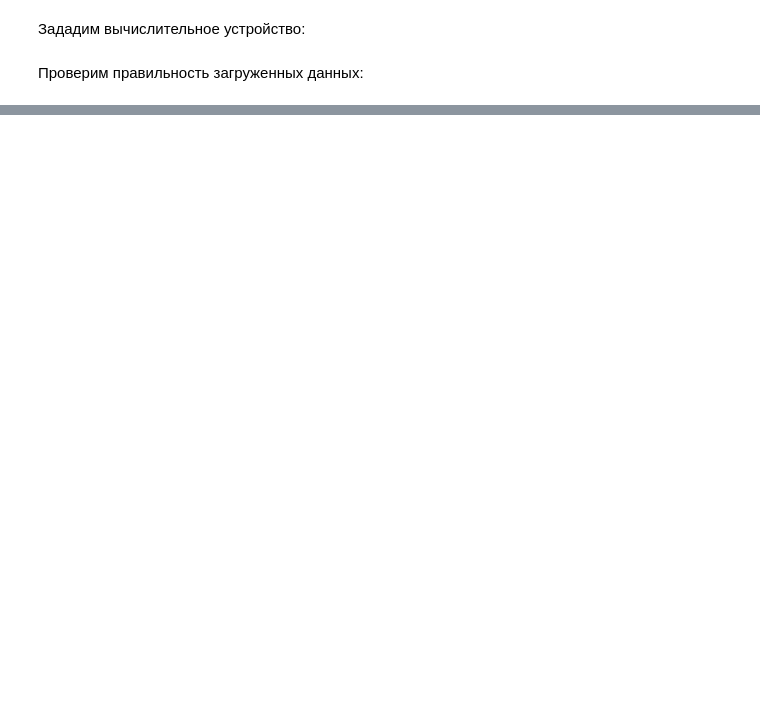
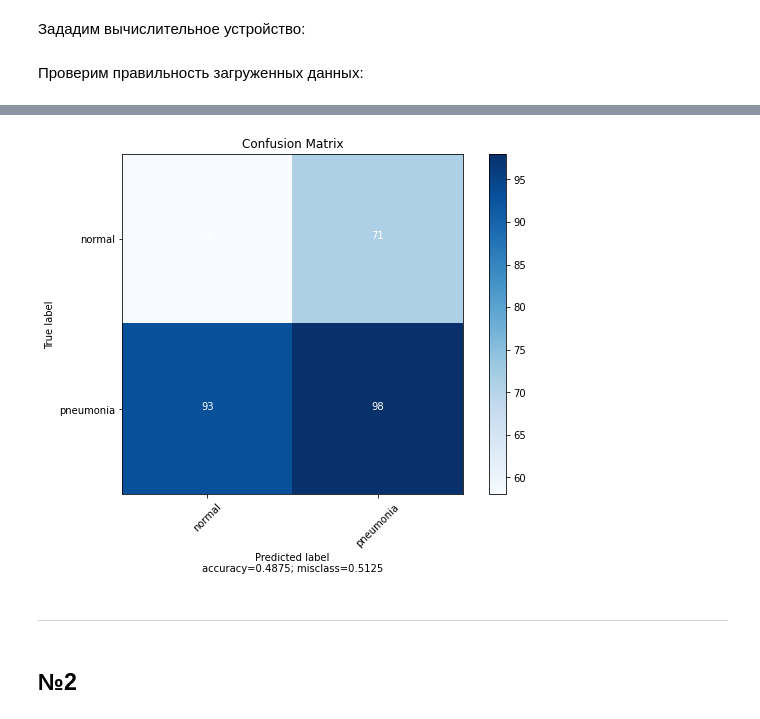
Before and after one commit to Koldim2001/transfer_learning_CNN, a Jupyter notebook: Transfer_learning_ResNet_training.ipynb, the cells around one changed output, grey strips where cells are left out. Saved outputs shown, nothing was run; the diff lists cells and outputs as text; code cells hidden in the pictures; blank space fills up the shorter version.

```diff
--- a/Transfer_learning_ResNet_training.ipynb
+++ b/Transfer_learning_ResNet_training.ipynb
@@ -92,0 +369,2 @@ dataloader_val = DataLoader(dataset=dataset_val, batch_size=batch_size, shuffle=
+# %%
+n_neurons_list = [10, 100, 500]
@@ -92,0 +583,3 @@ dataloader_val = DataLoader(dataset=dataset_val, batch_size=batch_size, shuffle=
+# %%
+!!!Испрвь номер !!! wghts = torch.load(directory + '\model_ResNet18_1_n='+str(100)+'.pth')
+model.load_state_dict(wghts.state_dict())
@@ -92,0 +590,22 @@ dataloader_val = DataLoader(dataset=dataset_val, batch_size=batch_size, shuffle=
+# %%
+model.eval()
+y_true_list = []
+y_pred_list = []
+correct = 0
+total = 0
+with torch.no_grad():
+    for batch in test_dataloader:
+        image_batch, label_batch = batch
+        image_batch, label_batch = image_batch.to(device), label_batch.to(device)
+        label_batch = torch.flatten(label_batch).type(torch.LongTensor)
+        outputs = model(image_batch)
+        predicted = torch.argmax(outputs, dim=1)
+
+        y_true_list.append(label_batch.numpy())
+        y_pred_list.append(predicted.numpy())
+
+        total += labels.size(0)
+        correct += (predicted == label_batch).sum().item()
+
+
+print(f"Точность модели на test: {100 * correct / total:.2f} %")
@@ -92,0 +614,4 @@ dataloader_val = DataLoader(dataset=dataset_val, batch_size=batch_size, shuffle=
+# %%
+y_pred_list = np.asarray(y_pred_list).flatten()
+y_true_list = np.asarray(y_true_list).flatten()
+print(classification_report(y_true_list, y_pred_list))
@@ -92,0 +627,9 @@ dataloader_val = DataLoader(dataset=dataset_val, batch_size=batch_size, shuffle=
+# %%
+cm =  confusion_matrix(y_true_list, y_pred_list)
+
+plot_confusion_matrix(cm = cm,
+                      normalize    = False,
+                      target_names = ['normal','pneumonia'],
+                      title        = "Confusion Matrix")
+# %% [output]
+[figure, added]
@@ -92,0 +647,4 @@ dataloader_val = DataLoader(dataset=dataset_val, batch_size=batch_size, shuffle=
+# %% [markdown]
+---
+# %% [markdown]
+## №2
```
Also changed, not shown: parts of 73 cells of this notebook, 11 other files.
